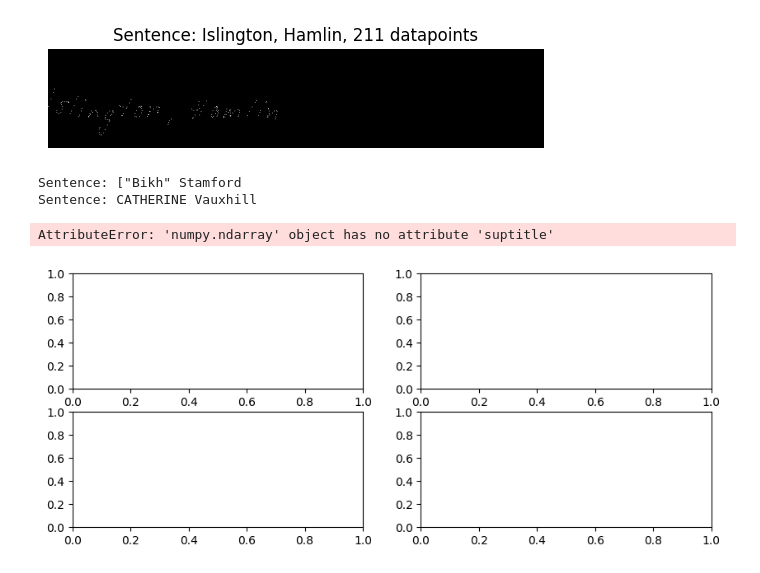
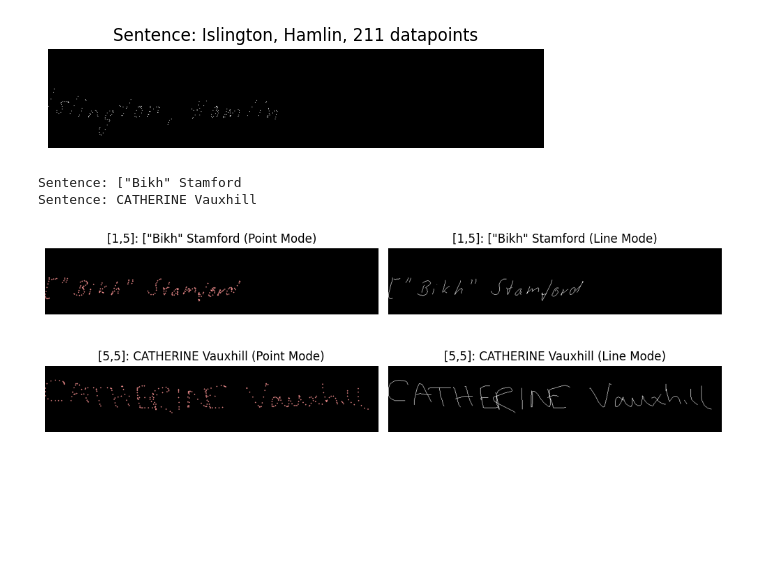
Before and after one commit to maximewel/papyrus-research, a Jupyter notebook: dataset_loading/BRUSH/brush_vis.ipynb, the cells around one changed output. Drawn from its saved outputs; the diff is of its cells as text; code cells hidden in the pictures; blank space fills up the shorter version.

```diff
--- a/dataset_loading/BRUSH/brush_vis.ipynb
+++ b/dataset_loading/BRUSH/brush_vis.ipynb
@@ -86,8 +86,9 @@ Sentence: Islington, Hamlin
 [figure]
 [figure]
 # %%
-canvas_shape = (150, 750)
-DRAW_COLOR = 255
+canvas_shape = (150, 750, 3)
+DRAW_COLOR = (255, 255, 255)
+RED_COLOR = (255, 150, 150)
 
 def display_signals(sentences_signals: list[tuple[str, list[int, int, bool]]]):
     """
@@ -110,34 +111,33 @@ def display_signals(sentences_signals: list[tuple[str, list[int, int, bool]]]):
             for x, y, eos in signal:
                 x, y = int(x), int(y)
                 if draw_current_stroke:
                     if points_mode:
-                        canvas[y, x] = DRAW_COLOR
+                        cv2.circle(canvas, (x, y), radius=1, color=RED_COLOR, thickness=-1)
                     else:
                         canvas = cv2.line(canvas, (last_x, last_y), (x, y), DRAW_COLOR, 1)
                 last_x, last_y, draw_current_stroke = x, y, not eos
 
             ax = axes[i, j]
             ax.axis('off')
-            ax.imshow(canvas, cmap='gray', vmin=0, vmax=DRAW_COLOR)
+            ax.imshow(canvas)
             mode_title = "Point Mode" if points_mode else "Line Mode"
             ax.set_title(f"{sentence} ({mode_title})")
 
     plt.tight_layout()
     plt.show()
 
 
 drawing_id = 1
 
 sentences_signals = []
 for writer_id, drawing_id in [(1, 5), (5, 5)]:
     sentence, signal, _ = load_sample(writer_id, drawing_id)
     sentences_signals.append((f"[{writer_id},{drawing_id}]: {sentence}", signal))
 
     print(f"Sentence: {sentence}")
 
 display_signals(sentences_signals)
 # %% [output]
 Sentence: ["Bikh" Stamford
 Sentence: CATHERINE Vauxhill
-AttributeError: 'numpy.ndarray' object has no attribute 'suptitle'
-[figure, old version]
+[figure, new version]
```
Also changed, not shown: 25 other files.
